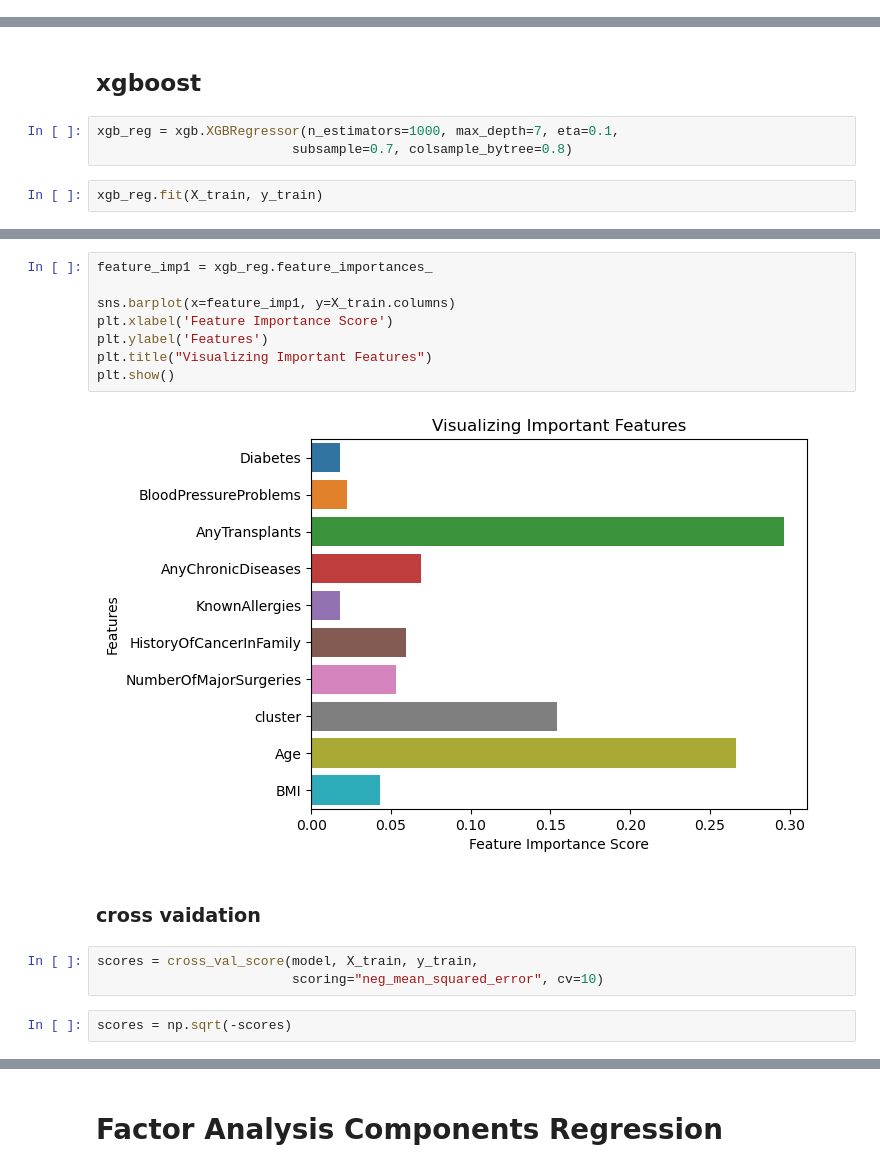
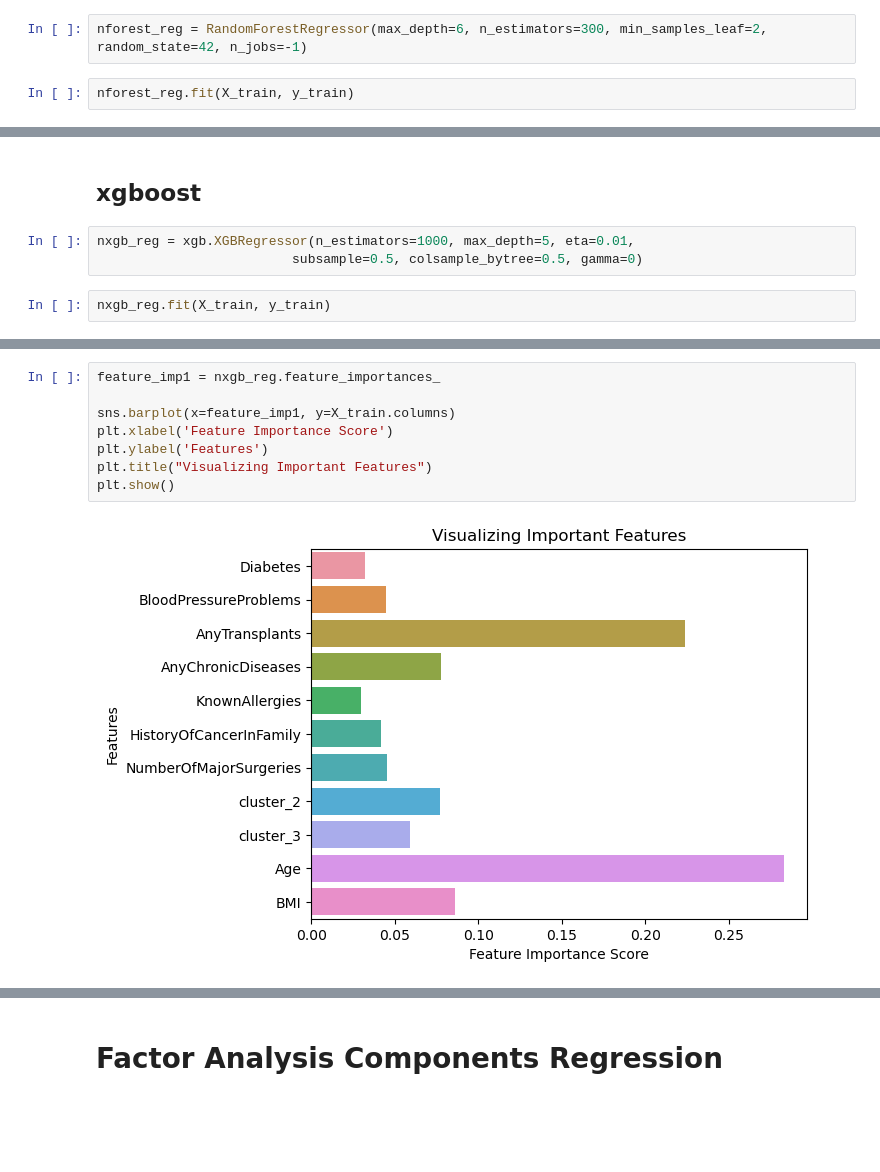
Before and after one commit to OverCat2000/ML_project, a Jupyter notebook: advanceAnalysis.ipynb, the cells around one changed output, grey strips where cells are left out. Drawn from its saved outputs; the diff is of its cells as text; blank space fills up the shorter version.

```diff
--- a/advanceAnalysis.ipynb
+++ b/advanceAnalysis.ipynb
@@ -1135,0 +1084,4 @@ np.sqrt(mean_squared_error(y_test, pred))
+# %%
+nforest_reg = RandomForestRegressor(max_depth=6, n_estimators=300, min_samples_leaf=2, random_state=42, n_jobs=-1)
+# %%
+nforest_reg.fit(X_train, y_train)
@@ -1178,10 +1140,10 @@ Standard deviation: 719.1181025717005
 # %% [markdown]
 ## xgboost
 # %%
-xgb_reg = xgb.XGBRegressor(n_estimators=1000, max_depth=7, eta=0.1,
-                         subsample=0.7, colsample_bytree=0.8)
+nxgb_reg = xgb.XGBRegressor(n_estimators=1000, max_depth=5, eta=0.01,
+                         subsample=0.5, colsample_bytree=0.5, gamma=0)
 # %%
-xgb_reg.fit(X_train, y_train)
+nxgb_reg.fit(X_train, y_train)
 # %% [output]
 XGBRegressor(base_score=None, booster=None, callbacks=None,
              colsample_bylevel=None, colsample_bynode=None,
@@ -1203,17 +1179,10 @@ np.sqrt(mean_squared_error(y_test, pred))
 # %%
-feature_imp1 = xgb_reg.feature_importances_
+feature_imp1 = nxgb_reg.feature_importances_
 
 sns.barplot(x=feature_imp1, y=X_train.columns)
 plt.xlabel('Feature Importance Score')
 plt.ylabel('Features')
 plt.title("Visualizing Important Features")
 plt.show()
 # %% [output]
-[figure, old version]
+[figure, new version]
-# %% [markdown]
-### cross vaidation
-# %%
-scores = cross_val_score(model, X_train, y_train,
-                         scoring="neg_mean_squared_error", cv=10)
-# %%
-scores = np.sqrt(-scores)
```
Also changed, not shown: parts of 110 cells of this notebook.
